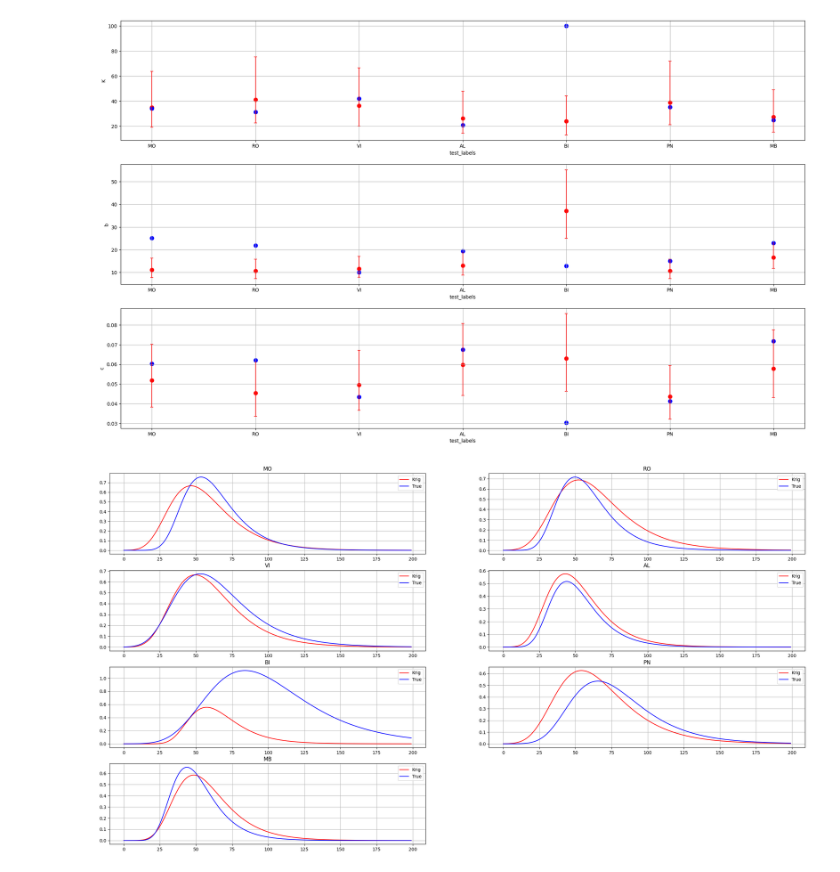
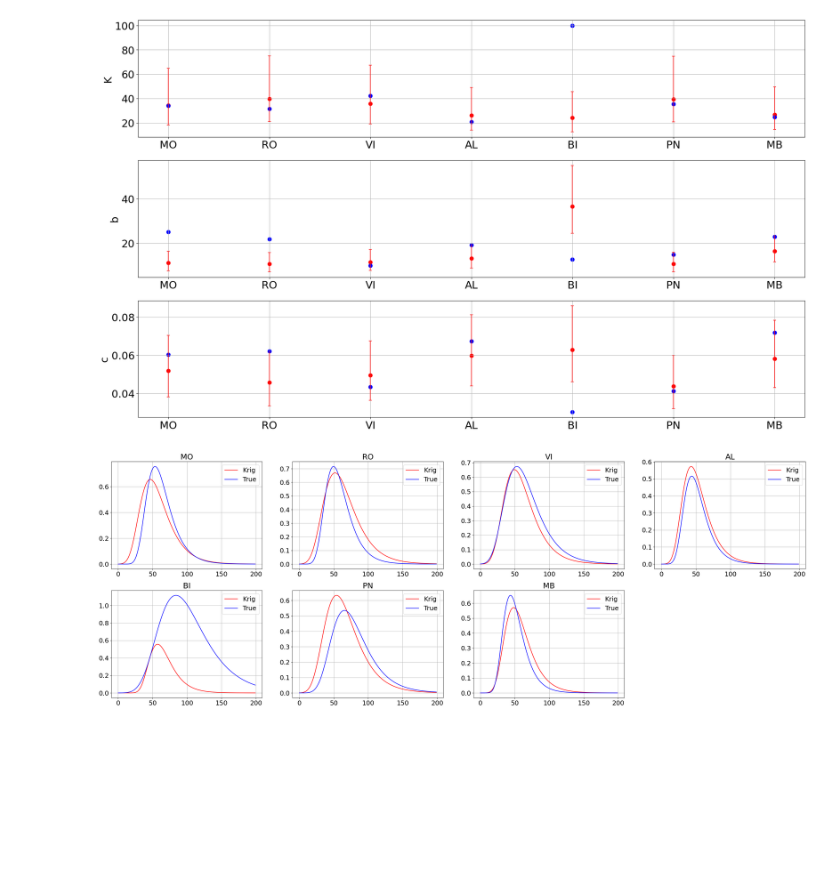
Before and after one commit to Adrianominora/Wave, a Jupyter notebook: script/Kriging.ipynb, the cells around one changed output. Saved outputs shown, nothing was run; the diff lists cells and outputs as text; code cells hidden in the pictures; blank space fills up the shorter version.

Commit message:
kr update plots

```diff
--- a/script/Kriging.ipynb
+++ b/script/Kriging.ipynb
@@ -189,9 +189,9 @@ z2_test = [param['b'].value for param in test_wave_params]
 z3_test = [param['c'].value for param in test_wave_params]
 
 
-Model_1 = pkr.uk.UniversalKriging(x_data,y_data,z1_data,'linear')
-Model_2 = pkr.uk.UniversalKriging(x_data,y_data,z2_data,'linear')
-Model_3 = pkr.uk.UniversalKriging(x_data,y_data,z3_data,'linear')
+Model_1 = pkr.uk.UniversalKriging(x_data,y_data,z1_data,'linear',nlags=30)
+Model_2 = pkr.uk.UniversalKriging(x_data,y_data,z2_data,'linear',nlags=30)
+Model_3 = pkr.uk.UniversalKriging(x_data,y_data,z3_data,'linear',nlags=30)
 # %%
 Z_1, S_1 = Model_1.execute('points', x_test, y_test)
 Z_2, S_2 = Model_2.execute('points', x_test, y_test)
@@ -206,6 +206,7 @@ Z_3 = np.exp(Z_3)
 # %%
 ms=[60]
 plt.figure(figsize=(25,15))
+plt.rcParams.update({'font.size': 22})
 for i,sigla in enumerate(test_labels):
     index = p_list.index(sigla)
     plt.subplot(3,1,1)
@@ -214,7 +215,7 @@ for i,sigla in enumerate(test_labels):
     plt.scatter(i,  np.exp(np.log(Z_1[i])+S_1[i]**0.5), color='red', alpha=0.8, marker='_')
     plt.scatter(i, Z_1[i], color='red', sizes=ms)
     plt.scatter(i, z1[index], color='blue', sizes=ms)
-    plt.xlabel('test_labels')
+    # plt.xlabel('test_labels')
     plt.xticks(np.arange(0,len(test_labels)),test_labels)
     plt.ylabel('K')
     plt.grid(True)
@@ -225,7 +226,7 @@ for i,sigla in enumerate(test_labels):
     plt.scatter(i,  np.exp(np.log(Z_2[i])+S_2[i]**0.5), color='red', alpha=0.8, marker='_')
     plt.scatter(i, Z_2[i], color='red', sizes=ms)
     plt.scatter(i, z2[index], color='blue', sizes=ms)
-    plt.xlabel('test_labels')
+    # plt.xlabel('test_labels')
     plt.xticks(np.arange(0,len(test_labels)),test_labels)
     plt.ylabel('b')
     plt.grid(True)
@@ -236,30 +237,32 @@ for i,sigla in enumerate(test_labels):
     plt.scatter(i,  np.exp(np.log(Z_3[i])+S_3[i]**0.5), color='red', alpha=0.8, marker='_')
     plt.scatter(i, Z_3[i], color='red', sizes=ms)
     plt.scatter(i, z3[index], color='blue', sizes=ms)
-    plt.xlabel('test_labels')
+    # plt.xlabel('test_labels')
     plt.xticks(np.arange(0,len(test_labels)),test_labels)
     plt.ylabel('c')
     plt.grid(True)
 # %% [output]
-[figure, old version]
+[figure, new version]
 # %%
 # Plotting curves
 tt = np.arange(0,200)
-plt.figure(figsize=(28,15))
+plt.figure(figsize=(35,12))#(25,20)
+plt.rcParams.update({'font.size': 18})
 j=0
 for i,sigla in enumerate(test_labels):
     index = p_list.index(sigla)
-    plt.subplot(4,2,j+1)
+    plt.subplot(2,4,j+1)
     plt.title(sigla)
     plt.grid(True)
     wave_krig = fc.gompertz(tt,Z_1[i], Z_2[i], Z_3[i])
     wave_true = fc.gompertz(tt,z1[index], z2[index], z3[index])
     plt.plot(tt,wave_krig, color='red', label='Krig')
     plt.plot(tt,wave_true, color='blue', label='True')
+    # plt.ylabel('new positives/100000ab')
     plt.legend()
     j+=1
 # %% [output]
-[figure, old version]
+[figure, new version]
 # %%
 Model_1.display_variogram_model()
 Model_2.display_variogram_model()
```
Also changed, not shown: parts of 3 cells of this notebook.
